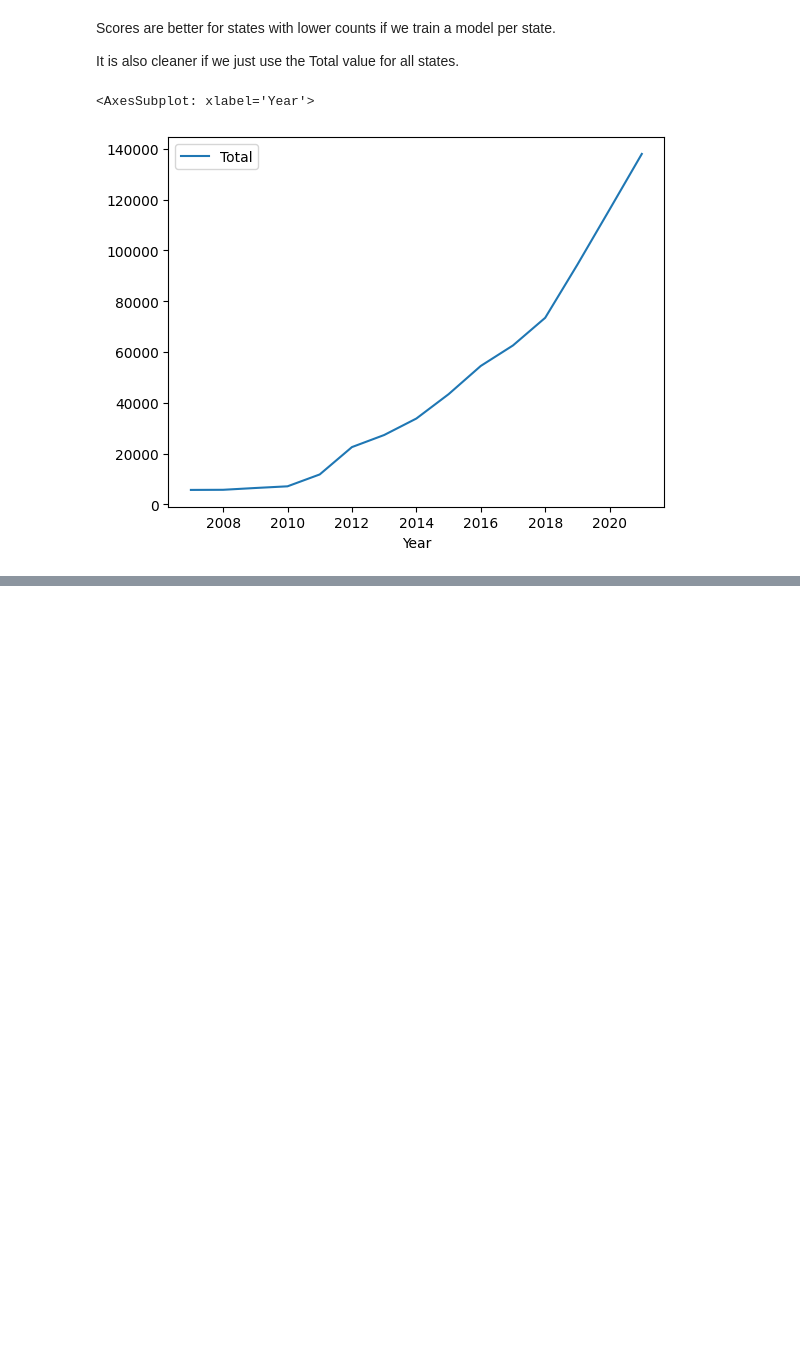
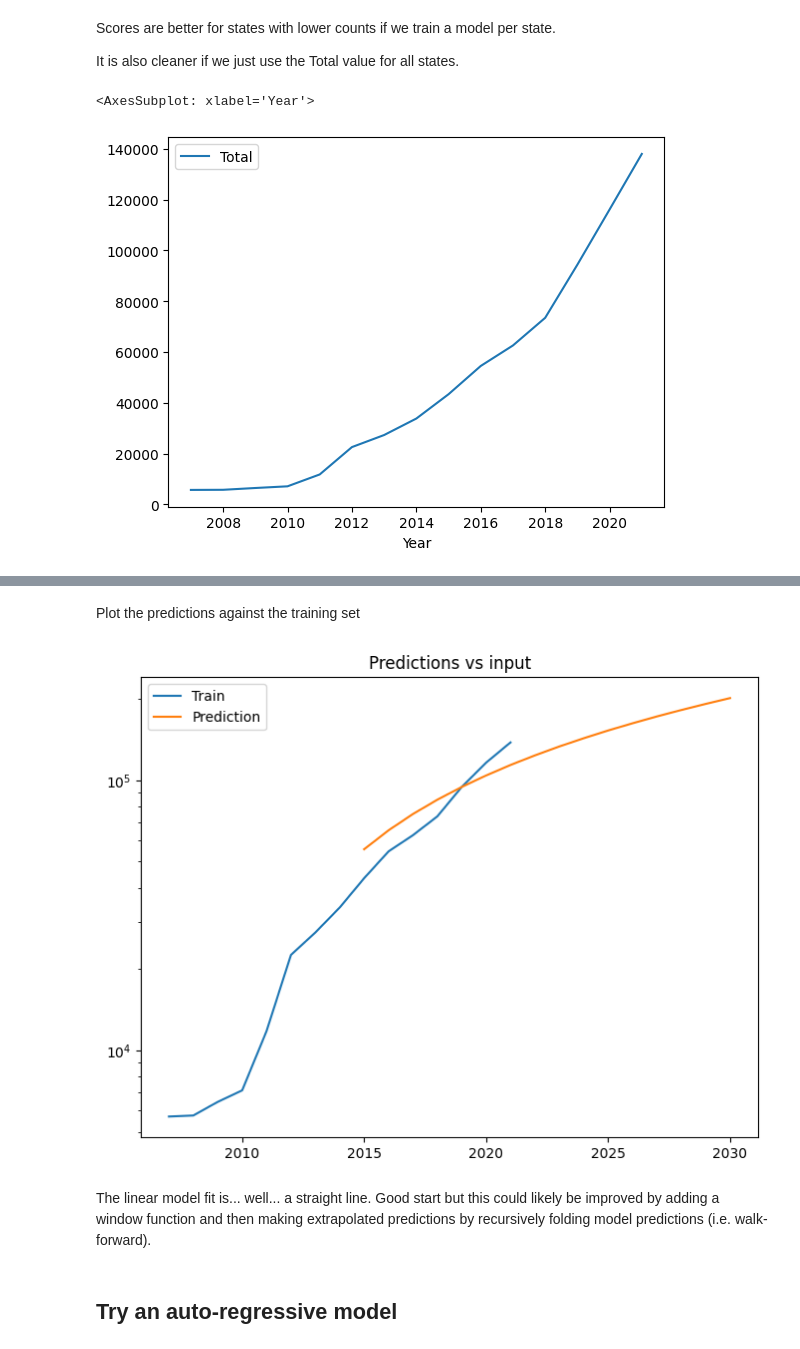
Before and after one commit to armakuni/mlops-workshop, a Jupyter notebook: notebooks/eda.ipynb, the cells around one changed output, grey strips where cells are left out. Saved outputs shown, nothing was run; the diff lists cells and outputs as text; code cells hidden in the pictures; blank space fills up the shorter version.

```diff
--- a/notebooks/eda.ipynb
+++ b/notebooks/eda.ipynb
@@ -168,0 +154,5 @@ array([43409.58333333])
+# %%
+years = [y for y in range(2015, 2031)]
+df_test = pd.DataFrame({"Year" : years})
+predictions = results_total.model.predict(df_test)
+predictions
@@ -168,0 +164,3 @@ array([43409.58333333])
+# %%
+df_test['Prediction'] = predictions.tolist()
+df_test
@@ -168,0 +185,20 @@ array([43409.58333333])
+# %% [markdown]
+Plot the predictions against the training set
+# %%
+import matplotlib.pyplot as plt
+def plot_predictions(train, test):
+    plt.figure(figsize=(8,6))
+    plt.plot(train.Year, train.Total, label='Train')
+    plt.plot(test.Year, test.Prediction, label='Prediction')
+    # plt.xticks(df_train_total["Year"], df_train_total["Year"], rotation='vertical')
+    plt.yscale('log')
+    plt.legend(loc='best')
+    plt.title("Predictions vs input")
+    plt.show()
+plot_predictions(df_train_total, df_test)
+# %% [output]
+[figure, added]
+# %% [markdown]
+The linear model fit is... well... a straight line. Good start but this could likely be improved by adding a window function and then making extrapolated predictions by recursively folding model predictions (i.e. walk-forward).
+# %% [markdown]
+## Try an auto-regressive model
```
Also changed, not shown: parts of 32 cells of this notebook, 3 other files.
